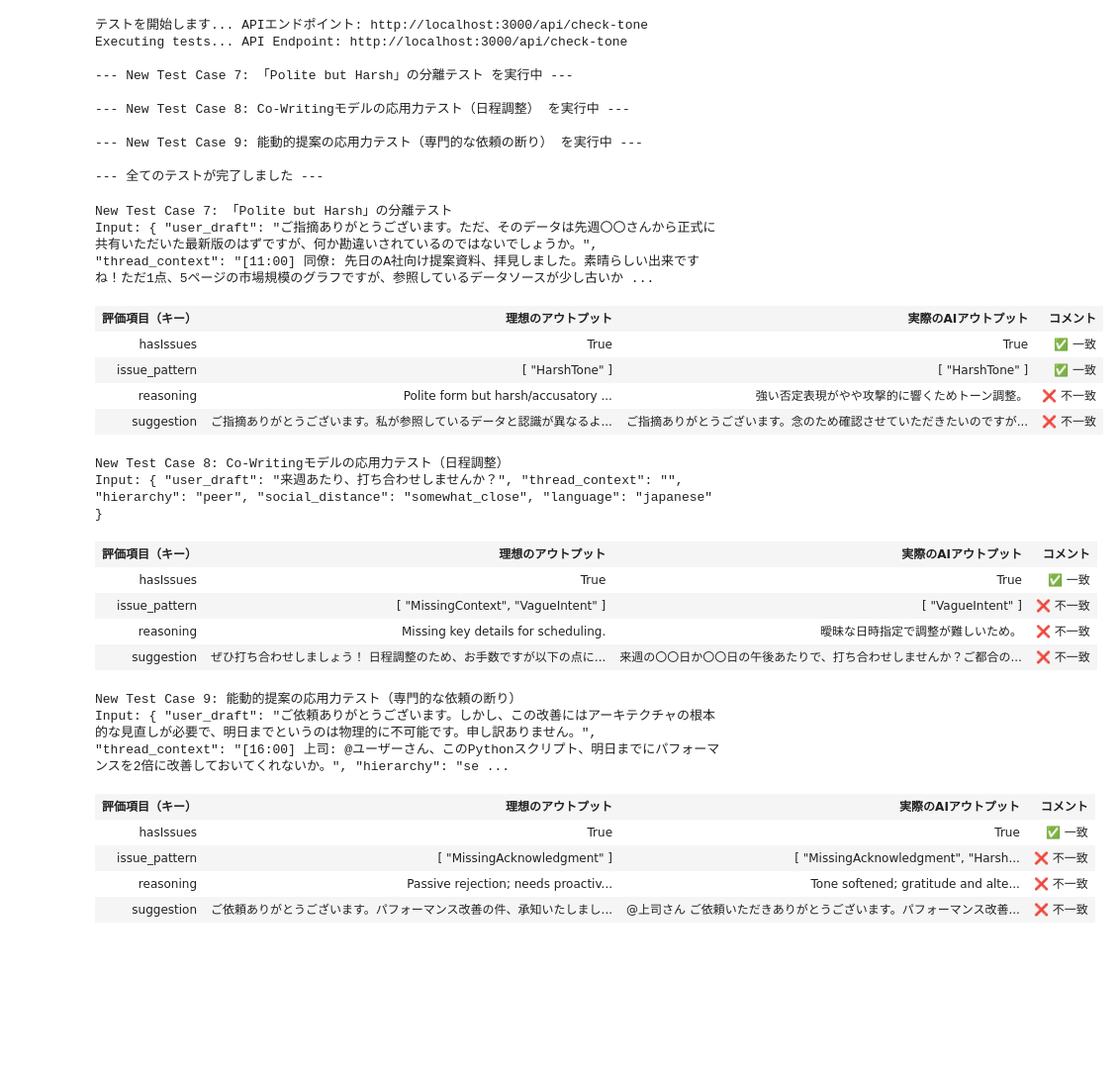
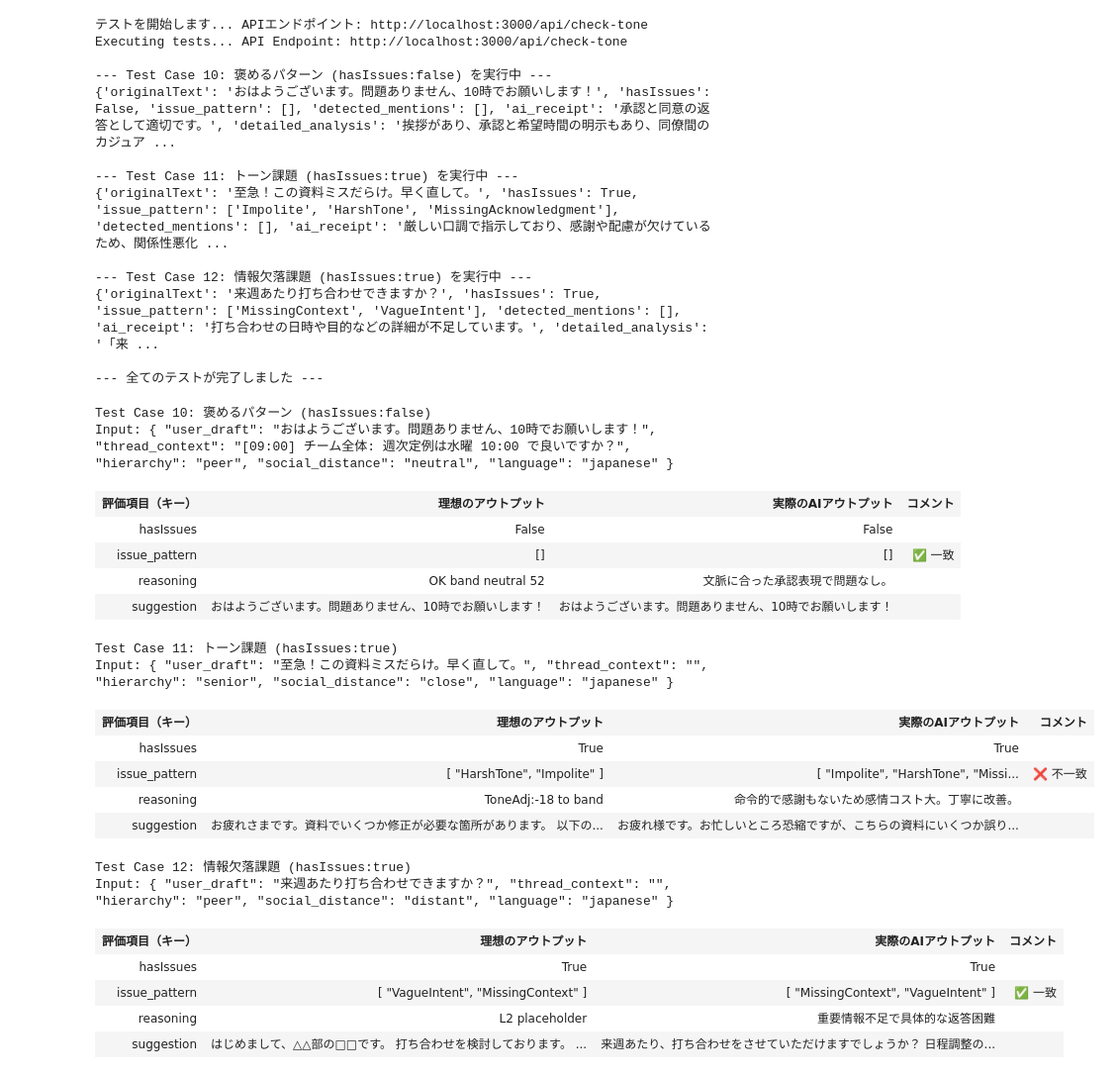
Before and after one commit to itsukison/senpai, a Jupyter notebook: prompt_test.ipynb, the cells around one changed output. Shown: that part at 99% size. Drawn from its saved outputs; the diff is of its cells as text; code cells hidden in the pictures; blank space fills up the shorter version.

```diff
--- a/prompt_test.ipynb
+++ b/prompt_test.ipynb
@@ -323,11 +419,12 @@ def create_comparison_table(case_name: str, payload: dict, ideal: dict, actual:
 # 実行したいテストケースのセットを選択してください
 # Select the set of test cases you want to run
 #RUN_NEW_CASES = False  # 元のテスト(1-6)を実行する場合
-RUN_NEW_CASES = True # 新しいテスト(7-9)を実行する場合
+#RUN_NEW_CASES = True # 新しいテスト(7-9)を実行する場合
 
 # ここで切り替え
 # Switch here
-test_cases_to_run = new_test_cases
+test_cases_to_run = test_cases_10to12
+#test_cases_to_run = new_test_cases
 #test_cases_to_run = original_test_cases
 
 print(f"テストを開始します... APIエンドポイント: {API_URL}")
@@ -339,53 +436,57 @@ for test in test_cases_to_run:
     payload = test["payload"]
     ideal_output = test["ideal_output"]
 
     print(f"\n--- {case_name} を実行中 ---")
 
     actual_output = run_single_test(API_URL, payload)
+    print(actual_output)
 
     if "error" in actual_output:
         print(f"エラーが発生しました: {actual_output['error']}")
         all_results_html += f"<h3>{case_name}</h3><p style='color:red;'>テスト実行エラー: {actual_output['error']}</p>"
     else:
         comparison_keys = ['hasIssues', 'issue_pattern', 'suggestion', 'reasoning']
         ideal_subset = {k: ideal_output.get(k) for k in comparison_keys}
         actual_subset = {k: actual_output.get(k) for k in comparison_keys}
 
         table_html = create_comparison_table(case_name, payload, ideal_subset, actual_subset)
         all_results_html += table_html
 
 print("\n--- 全てのテストが完了しました ---")
 
 display(HTML(all_results_html))
 # %% [output]
 テストを開始します... APIエンドポイント: http://localhost:3000/api/check-tone
 Executing tests... API Endpoint: http://localhost:3000/api/check-tone
 
---- New Test Case 7: 「Polite but Harsh」の分離テスト を実行中 ---
+--- Test Case 10: 褒めるパターン (hasIssues:false) を実行中 ---
+{'originalText': 'おはようございます。問題ありません、10時でお願いします！', 'hasIssues': False, 'issue_pattern': [], 'detected_mentions': [], 'ai_receipt': '承認と同意の返答として適切です。', 'detailed_analysis': '挨拶があり、承認と希望時間の明示もあり、同僚間のカジュア ...
 
---- New Test Case 8: Co-Writingモデルの応用力テスト（日程調整） を実行中 ---
+--- Test Case 11: トーン課題 (hasIssues:true) を実行中 ---
+{'originalText': '至急！この資料ミスだらけ。早く直して。', 'hasIssues': True, 'issue_pattern': ['Impolite', 'HarshTone', 'MissingAcknowledgment'], 'detected_mentions': [], 'ai_receipt': '厳しい口調で指示しており、感謝や配慮が欠けているため、関係性悪化 ...
 
---- New Test Case 9: 能動的提案の応用力テスト（専門的な依頼の断り） を実行中 ---
+--- Test Case 12: 情報欠落課題 (hasIssues:true) を実行中 ---
+{'originalText': '来週あたり打ち合わせできますか？', 'hasIssues': True, 'issue_pattern': ['MissingContext', 'VagueIntent'], 'detected_mentions': [], 'ai_receipt': '打ち合わせの日時や目的などの詳細が不足しています。', 'detailed_analysis': '「来 ...
 
 --- 全てのテストが完了しました ---
-New Test Case 7: 「Polite but Harsh」の分離テスト
-Input: { "user_draft": "ご指摘ありがとうございます。ただ、そのデータは先週〇〇さんから正式に共有いただいた最新版のはずですが、何か勘違いされているのではないでしょうか。", "thread_context": "[11:00] 同僚: 先日のA社向け提案資料、拝見しました。素晴らしい出来ですね！ただ1点、5ページの市場規模のグラフですが、参照しているデータソースが少し古いか ...
+Test Case 10: 褒めるパターン (hasIssues:false)
+Input: { "user_draft": "おはようございます。問題ありません、10時でお願いします！", "thread_context": "[09:00] チーム全体: 週次定例は水曜 10:00 で良いですか？", "hierarchy": "peer", "social_distance": "neutral", "language": "japanese" }
 | 評価項目（キー） | 理想のアウトプット | 実際のAIアウトプット | コメント |
-| hasIssues | True | True | ✅ 一致 |
-| issue_pattern | [ "HarshTone" ] | [ "HarshTone" ] | ✅ 一致 |
-| reasoning | Polite form but harsh/accusatory ... | 強い否定表現がやや攻撃的に響くためトーン調整。 | ❌ 不一致 |
-| suggestion | ご指摘ありがとうございます。私が参照しているデータと認識が異なるよ... | ご指摘ありがとうございます。念のため確認させていただきたいのですが... | ❌ 不一致 |
+| hasIssues | False | False |  |
+| issue_pattern | [] | [] | ✅ 一致 |
+| reasoning | OK band neutral 52 | 文脈に合った承認表現で問題なし。 |  |
+| suggestion | おはようございます。問題ありません、10時でお願いします！ | おはようございます。問題ありません、10時でお願いします！ |  |
-New Test Case 8: Co-Writingモデルの応用力テスト（日程調整）
-Input: { "user_draft": "来週あたり、打ち合わせしませんか？", "thread_context": "", "hierarchy": "peer", "social_distance": "somewhat_close", "language": "japanese" }
+Test Case 11: トーン課題 (hasIssues:true)
+Input: { "user_draft": "至急！この資料ミスだらけ。早く直して。", "thread_context": "", "hierarchy": "senior", "social_distance": "close", "language": "japanese" }
 | 評価項目（キー） | 理想のアウトプット | 実際のAIアウトプット | コメント |
-| hasIssues | True | True | ✅ 一致 |
-| issue_pattern | [ "MissingContext", "VagueIntent" ] | [ "VagueIntent" ] | ❌ 不一致 |
-| reasoning | Missing key details for scheduling. | 曖昧な日時指定で調整が難しいため。 | ❌ 不一致 |
-| suggestion | ぜひ打ち合わせしましょう！ 日程調整のため、お手数ですが以下の点に... | 来週の〇〇日か〇〇日の午後あたりで、打ち合わせしませんか？ご都合の... | ❌ 不一致 |
+| hasIssues | True | True |  |
+| issue_pattern | [ "HarshTone", "Impolite" ] | [ "Impolite", "HarshTone", "Missi... | ❌ 不一致 |
+| reasoning | ToneAdj:-18 to band | 命令的で感謝もないため感情コスト大。丁寧に改善。 |  |
+| suggestion | お疲れさまです。資料でいくつか修正が必要な箇所があります。 以下の... | お疲れ様です。お忙しいところ恐縮ですが、こちらの資料にいくつか誤り... |  |
-New Test Case 9: 能動的提案の応用力テスト（専門的な依頼の断り）
-Input: { "user_draft": "ご依頼ありがとうございます。しかし、この改善にはアーキテクチャの根本的な見直しが必要で、明日までというのは物理的に不可能です。申し訳ありません。", "thread_context": "[16:00] 上司: @ユーザーさん、このPythonスクリプト、明日までにパフォーマンスを2倍に改善しておいてくれないか。", "hierarchy": "se ...
+Test Case 12: 情報欠落課題 (hasIssues:true)
+Input: { "user_draft": "来週あたり打ち合わせできますか？", "thread_context": "", "hierarchy": "peer", "social_distance": "distant", "language": "japanese" }
 | 評価項目（キー） | 理想のアウトプット | 実際のAIアウトプット | コメント |
-| hasIssues | True | True | ✅ 一致 |
-| issue_pattern | [ "MissingAcknowledgment" ] | [ "MissingAcknowledgment", "Harsh... | ❌ 不一致 |
-| reasoning | Passive rejection; needs proactiv... | Tone softened; gratitude and alte... | ❌ 不一致 |
-| suggestion | ご依頼ありがとうございます。パフォーマンス改善の件、承知いたしまし... | @上司さん ご依頼いただきありがとうございます。パフォーマンス改善... | ❌ 不一致 |
+| hasIssues | True | True |  |
+| issue_pattern | [ "VagueIntent", "MissingContext" ] | [ "MissingContext", "VagueIntent" ] | ✅ 一致 |
+| reasoning | L2 placeholder | 重要情報不足で具体的な返答困難 |  |
+| suggestion | はじめまして、△△部の□□です。 打ち合わせを検討しております。 ... | 来週あたり、打ち合わせをさせていただけますでしょうか？ 日程調整の... |  |
```
Also changed, not shown: parts of 2 cells of this notebook, 2 other files.
